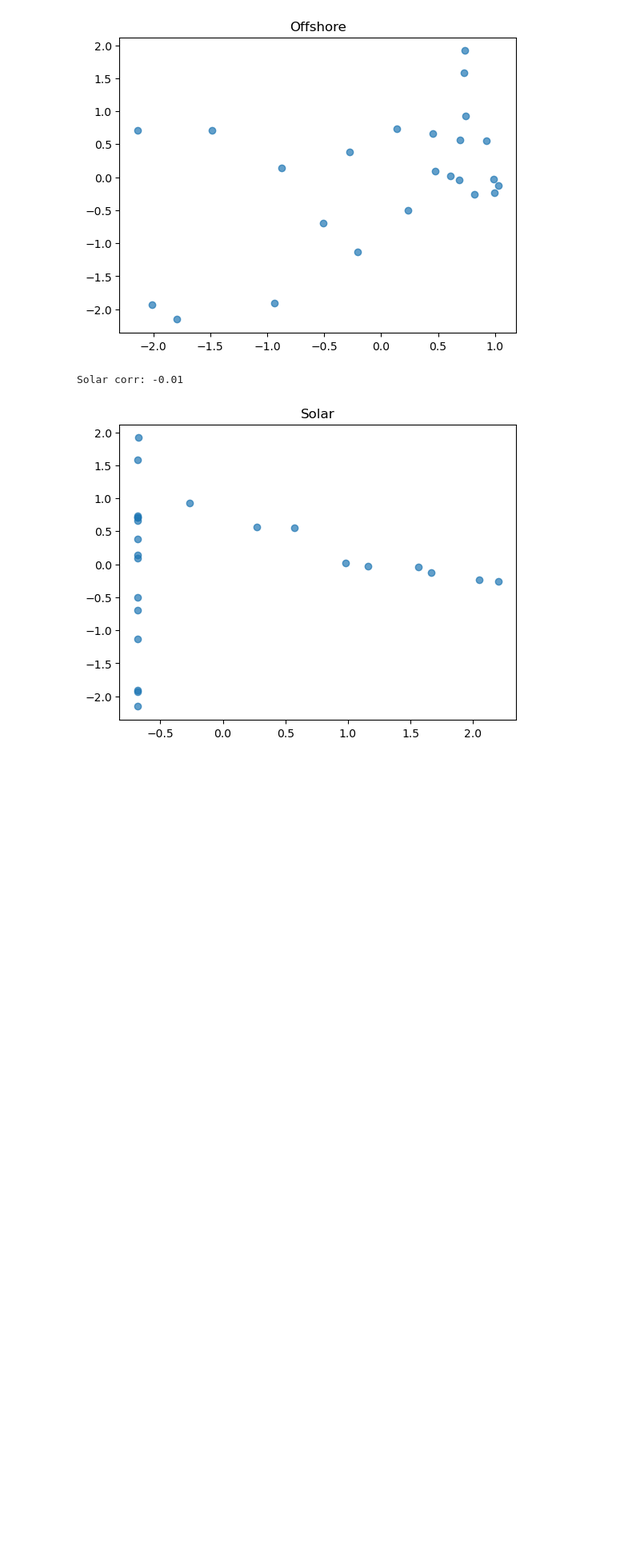
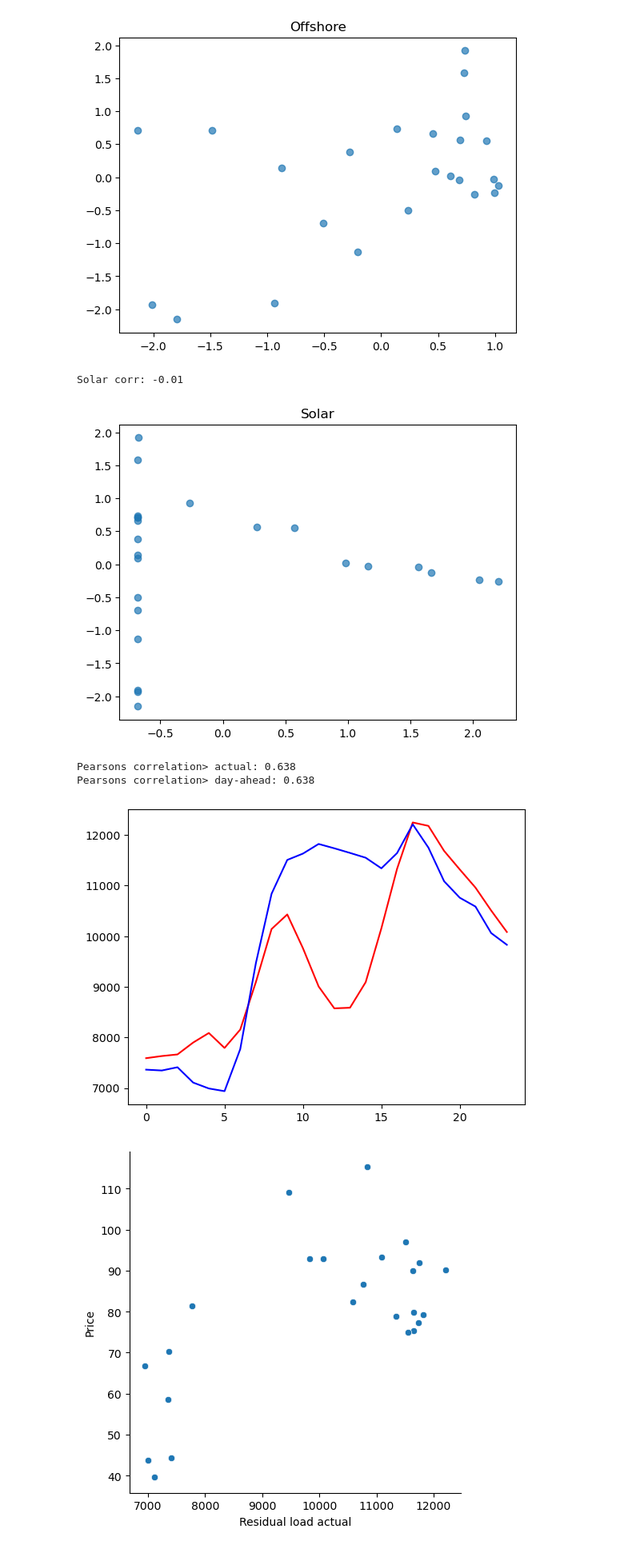
Before and after one commit to nickleu/EnergyMarket_NL, a Jupyter notebook: Notebooks/01_data_exploration.ipynb, the cells around one changed output. Shown at 80% size. Drawn from its saved outputs; the diff is of its cells as text; code cells hidden in the pictures; blank space fills up the shorter version.

```diff
--- a/Notebooks/01_data_exploration.ipynb
+++ b/Notebooks/01_data_exploration.ipynb
@@ -272,3 +310,30 @@ Offshore corr: 0.46
 [figure]
 Solar corr: -0.01
 [figure]
+# %%
+#Residual load correlation
+from scipy.stats import pearsonr
+
+residual_load_da = df_market_focus['Day-ahead Total Load Forecast (MW)'] - total_renewables_forecast
+residual_load_actual = df_market_focus['Actual Total Load (MW)'] - total_renewables_actual
+
+plt.plot(x,residual_load_da,'r', residual_load_actual, 'b')
+
+price_load = pd.DataFrame({'Residual load actual':residual_load_actual,'Residual load day-ahead':residual_load_da,'Price': df_market_focus['Day-ahead Price (EUR/MWh)']})
+
+price_load.head()
+
+sns.relplot(x ="Residual load actual", y ="Price",
+            data = price_load)
+corr_actual, _ = pearsonr(residual_load_actual, df_market_focus['Day-ahead Price (EUR/MWh)'])
+print('Pearsons correlation> actual: %.3f' % corr_actual)
+
+sns.relplot(x ="Residual load day-ahead", y ="Price",
+            data = price_load)
+corr_da, _ = pearsonr(residual_load_da, df_market_focus['Day-ahead Price (EUR/MWh)'])
+print('Pearsons correlation> day-ahead: %.3f' % corr_da)
+# %% [output]
+Pearsons correlation> actual: 0.638
+Pearsons correlation> day-ahead: 0.638
+[figure, added]
+[figure, added]
```
Also changed, not shown: parts of 3 cells of this notebook, 10 other files.
